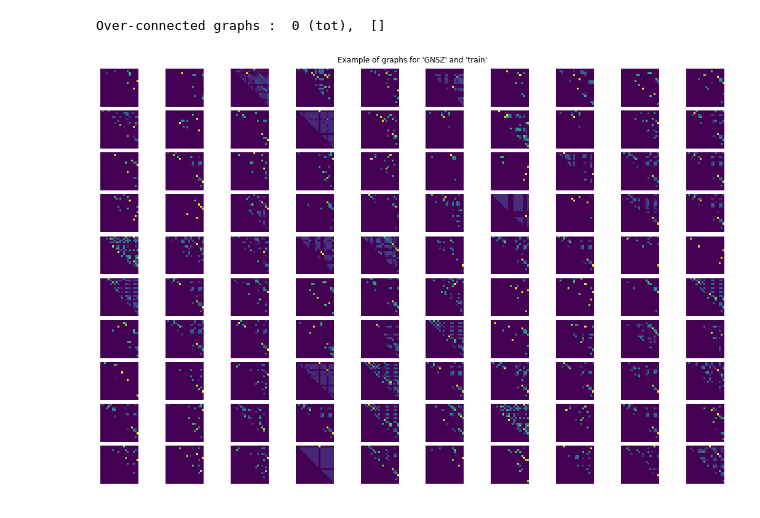
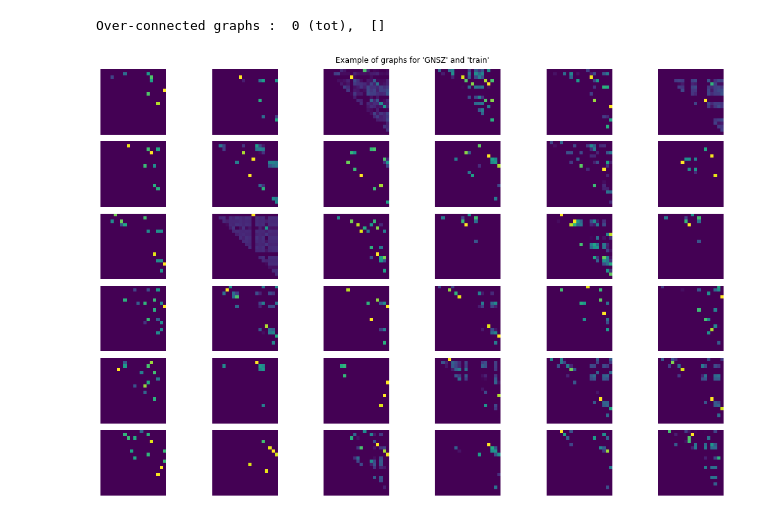
Before and after one commit to Rmarieta/LTS4, a Jupyter notebook: classifier/plot_graphs.ipynb, the cells around one changed output. Drawn from its saved outputs; the diff is of its cells as text; code cells hidden in the pictures.

```diff
--- a/classifier/plot_graphs.ipynb
+++ b/classifier/plot_graphs.ipynb
@@ -99,5 +75,5 @@ Over-connected graphs :  0 (tot),  []
 # %%
-plot_graphs('train','GNSZ',10,10,0)
+plot_graphs('train','GNSZ',6,6,0)
 # %% [output]
 Over-connected graphs :  0 (tot),  []
-[figure, old version]
+[figure, new version]
```
Also changed, not shown: parts of 3 cells of this notebook, 4 other files.
